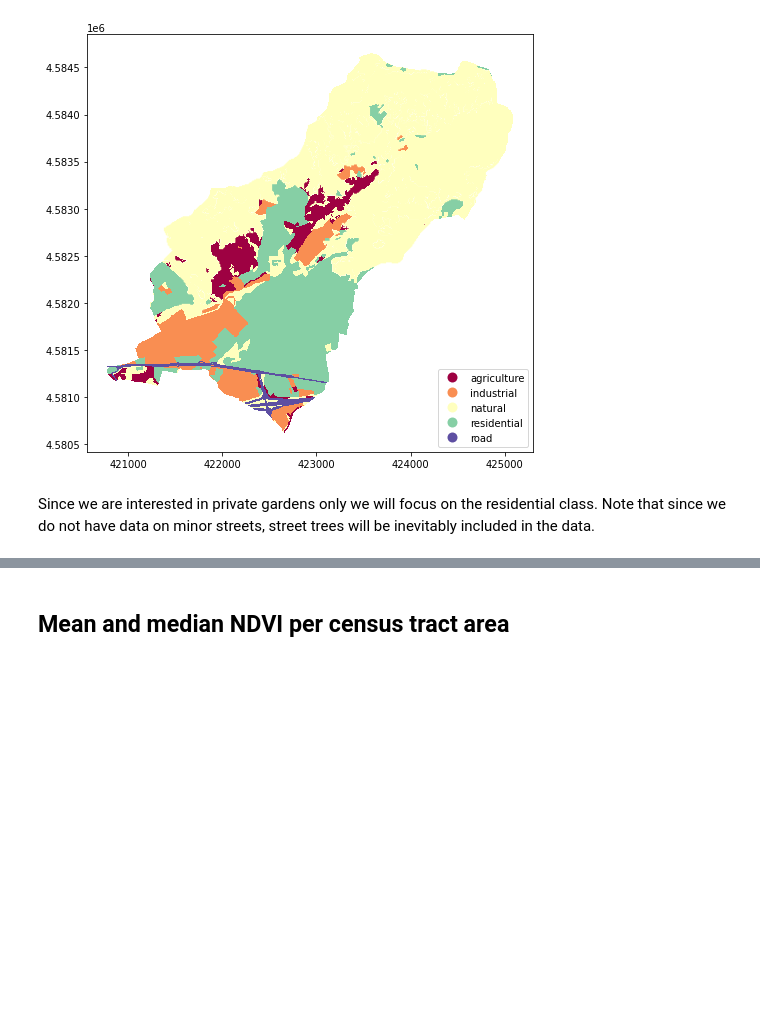
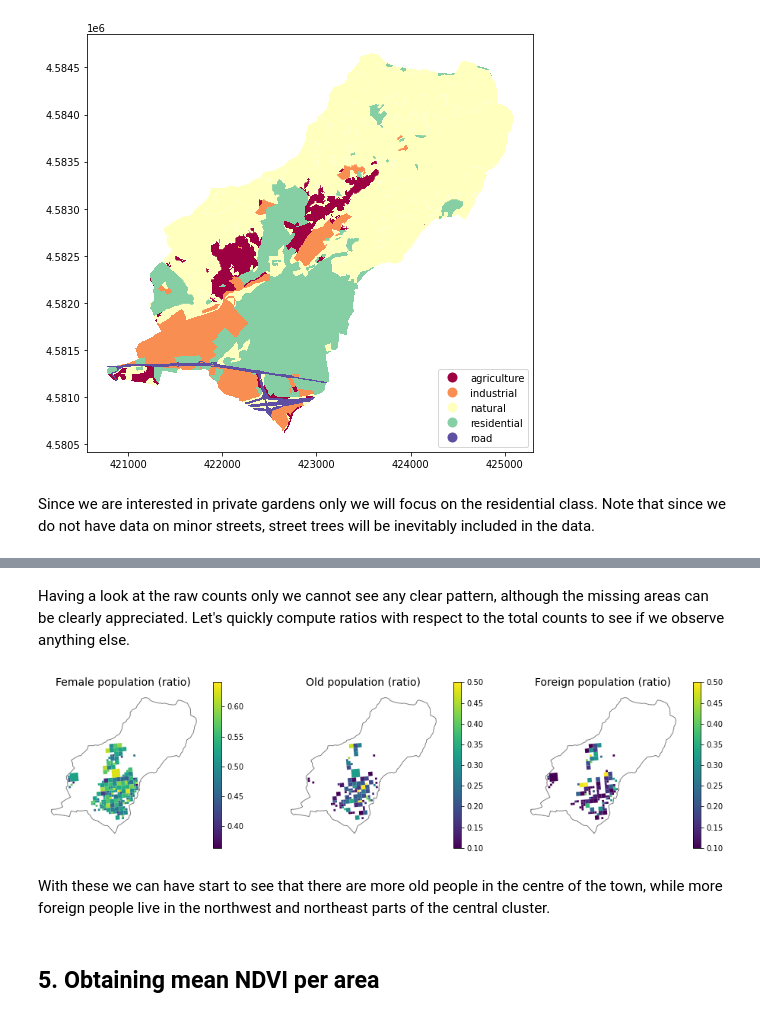
Before and after one commit to carlesmila/geo-python, a Jupyter notebook: santjust-gardens.ipynb, the cells around one changed output, grey strips where cells are left out. Saved outputs shown, nothing was run; the diff lists cells and outputs as text; code cells hidden in the pictures; blank space fills up the shorter version.

```diff
--- a/santjust-gardens.ipynb
+++ b/santjust-gardens.ipynb
@@ -127,2 +209,28 @@ plt.show()
+# %% [markdown]
+Having a look at the raw counts only we cannot see any clear pattern, although the missing areas can be clearly appreciated. Let's quickly compute ratios with respect to the total counts to see if we observe anything else.
+# %%
+# Compute ratios
+popu['female_r'] = popu['Women']/popu['TOTAL']
+popu['old_r'] = popu['P_older_65']/popu['TOTAL']
+popu['foreign_r'] = popu['Foreign']/popu['TOTAL']
+
+# And plot
+fig, (ax1, ax2, ax3) = plt.subplots(1, 3, figsize=(16,4))
+ax1.set_title("Female population (ratio)", fontsize=14)
+ax1.set_axis_off()
+stjust.plot(ax = ax1, color='white', edgecolor='grey');
+popu.plot(ax = ax1, column = 'female_r', legend = True);
+ax2.set_title("Old population (ratio)", fontsize=14)
+ax2.set_axis_off()
+stjust.plot(ax = ax2, color='white', edgecolor='grey');
+popu.plot(ax = ax2, column = 'old_r', legend = True, vmax = 0.5, vmin = 0.1); # Narrow range to see more contrast
+ax3.set_title("Foreign population (ratio)", fontsize=14)
+ax3.set_axis_off()
+stjust.plot(ax = ax3, color='white', edgecolor='grey');
+popu.plot(ax = ax3, column = 'foreign_r', legend = True, vmax = 0.5, vmin = 0.1); # Narrow range to see more contrast
+# %% [output]
+[figure, added]
+# %% [markdown]
+With these we can have start to see that there are more old people in the centre of the town, while more foreign people live in the northwest and northeast parts of the central cluster.
 # %% [markdown]
-## Mean and median NDVI per census tract area
+## 5. Obtaining mean NDVI per area
```
Also changed, not shown: parts of 34 cells of this notebook, 1 other file.
